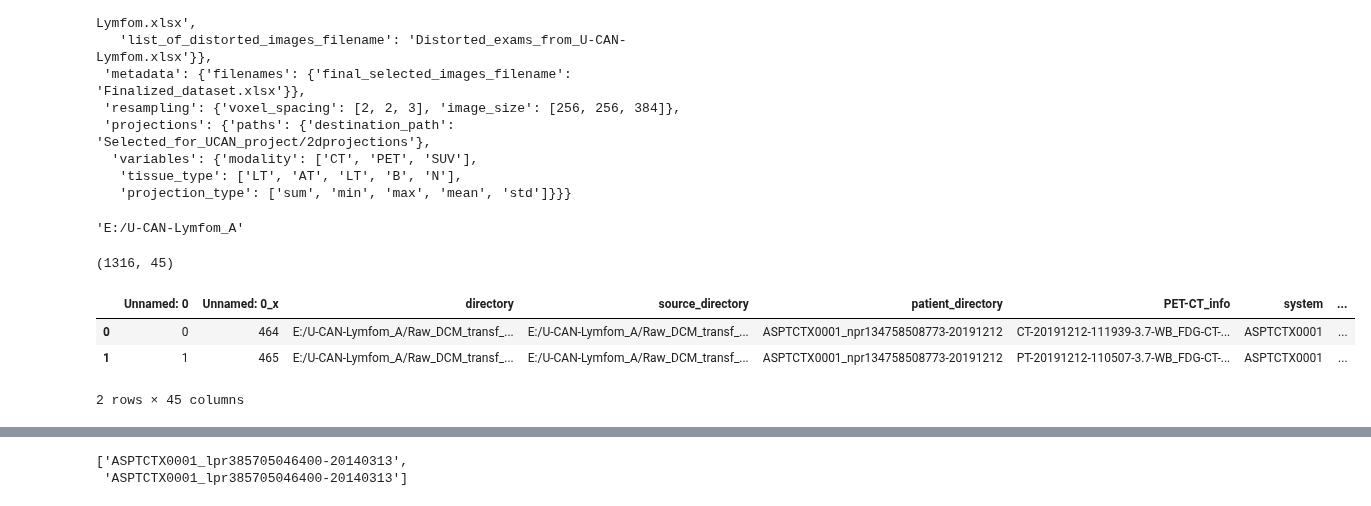
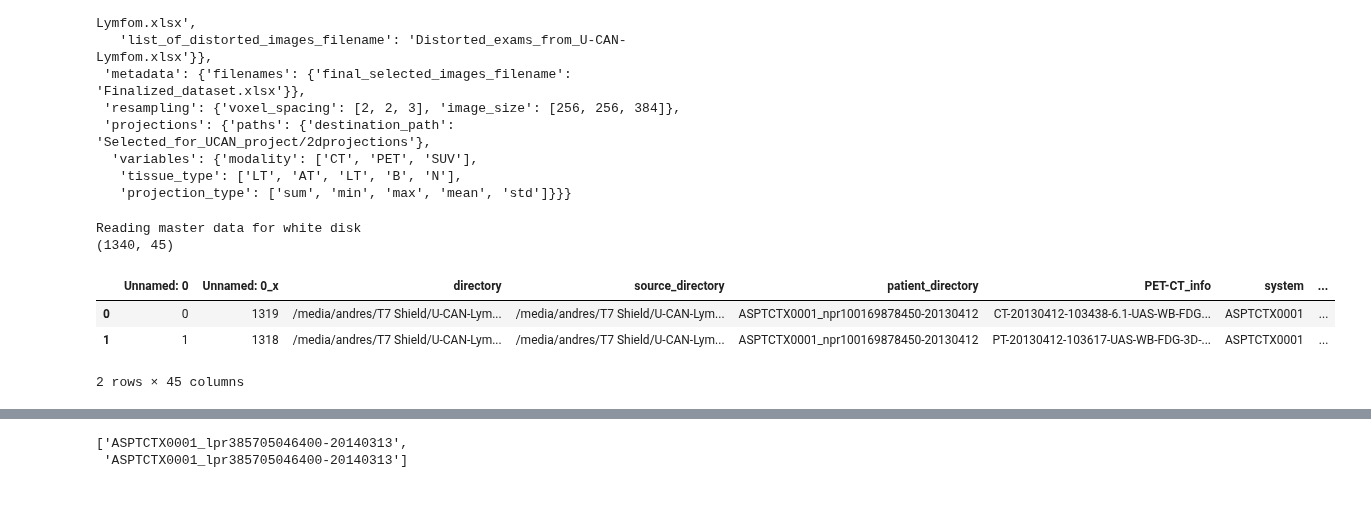
Before and after one commit to NickosKal/UCAN-PET-CT-image-data-handling-pipeline, a Jupyter notebook: Task1_2/testpatientsondisk1and2.ipynb, the cells around one changed output, grey strips where cells are left out. Drawn from its saved outputs; the diff is of its cells as text; code cells hidden in the pictures.

Commit message:
Check if images from the same scan be read from the previous export

```diff
--- a/Task1_2/testpatientsondisk1and2.ipynb
+++ b/Task1_2/testpatientsondisk1and2.ipynb
@@ -47,14 +47,3 @@ selected_folders_beforefiltering_filename = config['selection']['filenames']['se
 selected_folders_afterfiltering_filename = config['selection']['filenames']['selected_folders_afterfiltering_filename']
 final_selected_images_filename = config['selection']['filenames']['final_selected_images_filename']
 list_of_distorted_images_filename = config['selection']['filenames']['list_of_distorted_images_filename']
-
-rejected_folder_path_wd = os.path.join(source_path_wd, rejected_folder_filename)
-sourcefiltered_folder_path_wd = os.path.join(source_path_wd, sourcefiltered_folder_filename)
-incomplete_folders_path1_wd = os.path.join(source_path_wd, incomplete_folders_filename_initial)
-incomplete_folders_path2_wd = os.path.join(source_path_wd, incomplete_folders_filename_final)
-selected_folders_beforefiltering_wd = os.path.join(source_path_wd, selected_folders_beforefiltering_filename)
-selected_folders_afterfiltering_wd = os.path.join(source_path_wd, selected_folders_afterfiltering_filename)
-final_selected_folders_wd = os.path.join(source_path_wd, final_selected_images_filename)
-list_of_distorted_images_wd = os.path.join(source_path_wd, list_of_distorted_images_filename)
-# %% [output]
-'E:/U-CAN-Lymfom_A'
@@ -61,11 +72,14 @@ list_of_distorted_images_wd = os.path.join(source_path_wd, list_of_distorted_ima
 # %%
-master_data_wd = pd.read_excel(os.path.join(source_path_wd, master_data_wd_filename))
+# master_data for white disk
+print("Reading master data for white disk")
+master_data_wd = pd.read_excel(os.path.join(source_path_wd, master_data_bd_filename))
 #master_data_wd[['system', 'npr', 'scan_date']]= master_data_wd['patient_directory'].str.split(pat='_|-', n=2, expand=True)
 print(master_data_wd.shape)
 master_data_wd.head(2)
 # %% [output]
-(1316, 45)
+Reading master data for white disk
+(1340, 45)
 |  | Unnamed: 0 | Unnamed: 0_x | directory | source_directory | patient_directory | PET-CT_info | system | ... |
-| 0 | 0 | 464 | E:/U-CAN-Lymfom_A/Raw_DCM_transf_... | E:/U-CAN-Lymfom_A/Raw_DCM_transf_... | ASPTCTX0001_npr134758508773-20191212 | CT-20191212-111939-3.7-WB_FDG-CT-... | ASPTCTX0001 | ... |
-| 1 | 1 | 465 | E:/U-CAN-Lymfom_A/Raw_DCM_transf_... | E:/U-CAN-Lymfom_A/Raw_DCM_transf_... | ASPTCTX0001_npr134758508773-20191212 | PT-20191212-110507-3.7-WB_FDG-CT-... | ASPTCTX0001 | ... |
+| 0 | 0 | 1319 | /media/andres/T7 Shield/U-CAN-Lym... | /media/andres/T7 Shield/U-CAN-Lym... | ASPTCTX0001_npr100169878450-20130412 | CT-20130412-103438-6.1-UAS-WB-FDG... | ASPTCTX0001 | ... |
+| 1 | 1 | 1318 | /media/andres/T7 Shield/U-CAN-Lym... | /media/andres/T7 Shield/U-CAN-Lym... | ASPTCTX0001_npr100169878450-20130412 | PT-20130412-103617-UAS-WB-FDG-3D-... | ASPTCTX0001 | ... |
 2 rows × 45 columns
```
Also changed, not shown: parts of 24 cells of this notebook.
